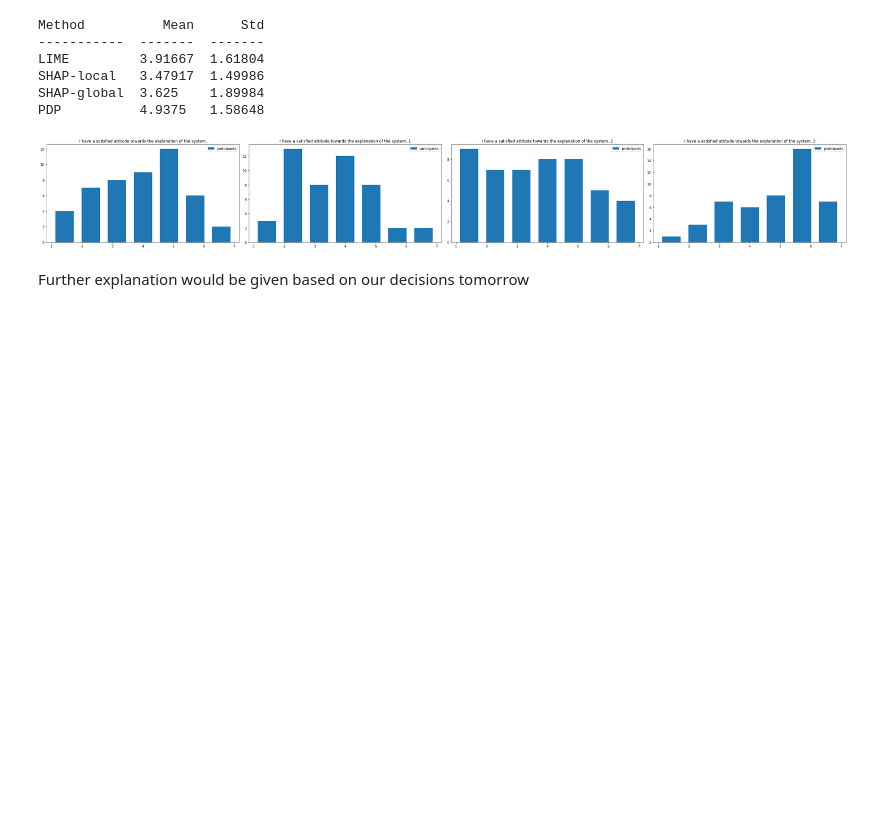
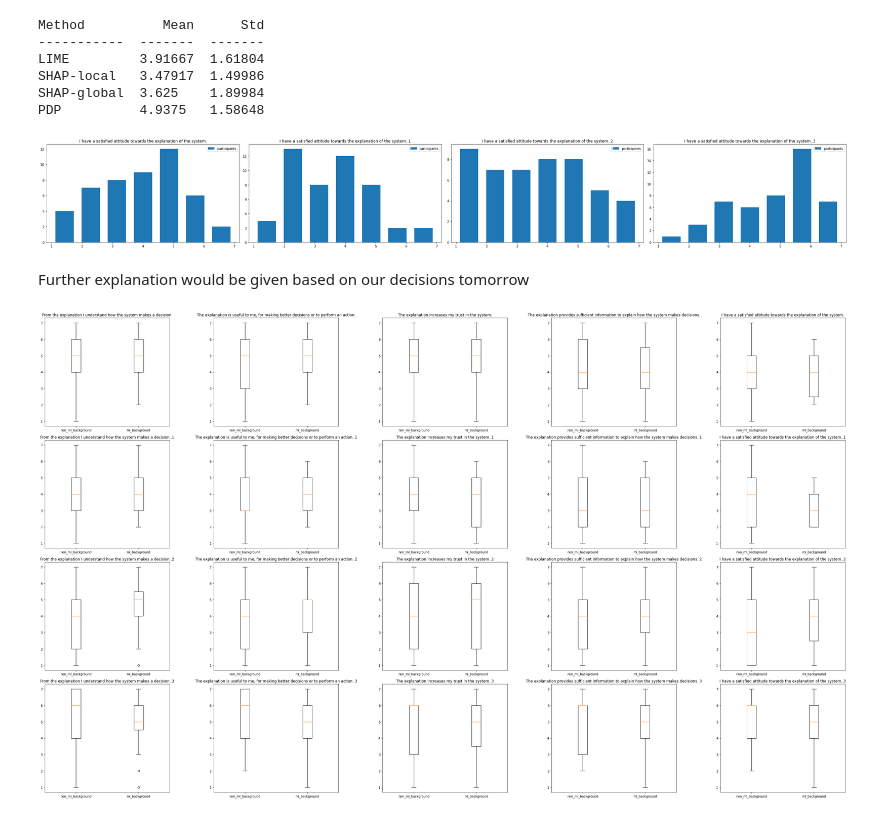
Before and after one commit to unofficial-Jona/Unimaas_researchproject_XAI, a Jupyter notebook: Data analysis.ipynb, the cells around one changed output. Saved outputs shown, nothing was run; the diff lists cells and outputs as text; code cells hidden in the pictures; blank space fills up the shorter version.

Commit message:
box-plot + violin-plot

```diff
--- a/Data analysis.ipynb
+++ b/Data analysis.ipynb
@@ -619,3 +619,32 @@ PDP          4.9375   1.58648
 [figure]
 # %% [markdown]
 Further explanation would be given based on our decisions tomorrow
+# %%
+
+def get_box_grid(safe_fig=False):
+    """
+    This function creates a histogram for each question.
+    The data is segmented based on ML-Background
+    @param safe_fig: defines if the figure is saved as .png
+    @return: None
+    """
+    fig, axs = plt.subplots(4,5)
+    fig.set_size_inches(37, 22)
+
+    for i in range(6,26):
+
+        data = [non_ml_background[f'question {i}'].values, ml_background[f'question {i}'].values]
+        row = (i-6)//5
+        col = (i-6)%5
+        axs[row,col].boxplot(data, bootstrap=10000)
+
+
+        axs[row,col].set_title(original_column_names[i-1])
+        axs[row,col].set_xticklabels(['non_ml_background', 'ml_background'])
+    plt.tight_layout()
+    if safe_fig:
+        plt.savefig('data/images/box_grid')
+
+get_box_grid(safe_fig=True)
+# %% [output]
+[figure, added]
```
Also changed, not shown: parts of 1 cell of this notebook.
